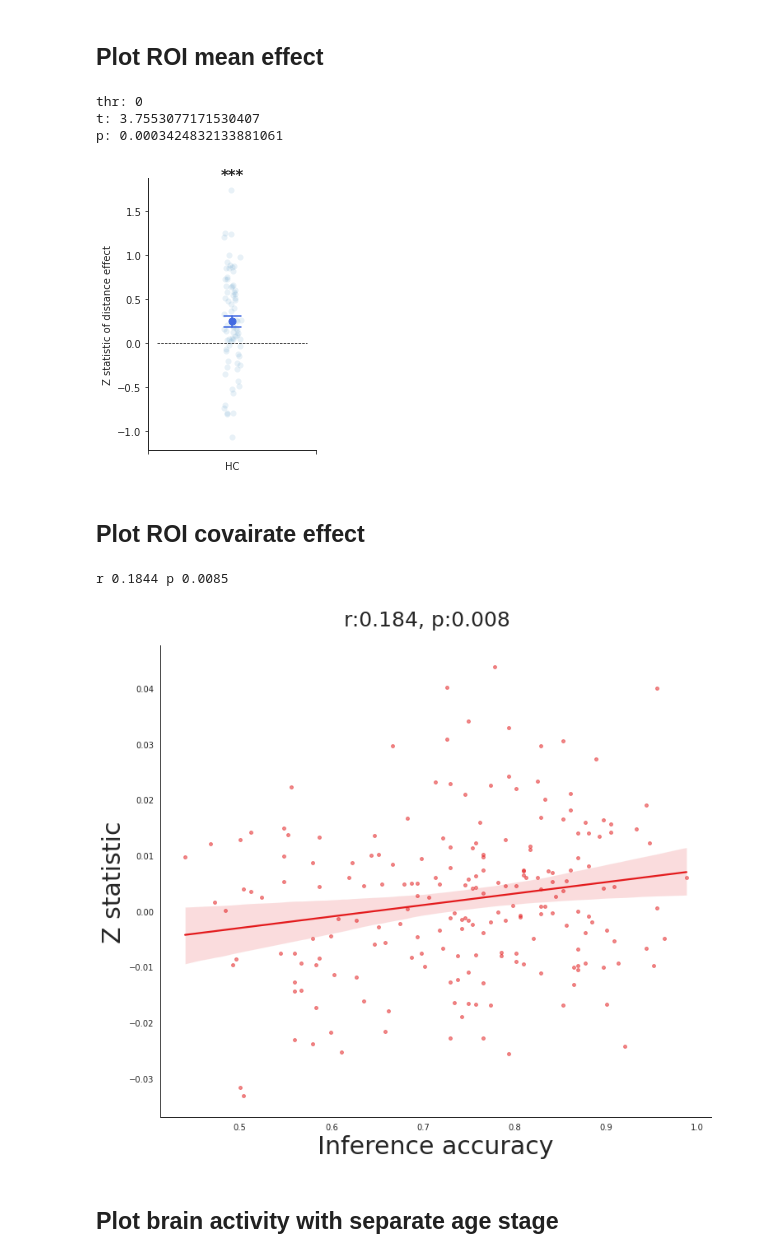
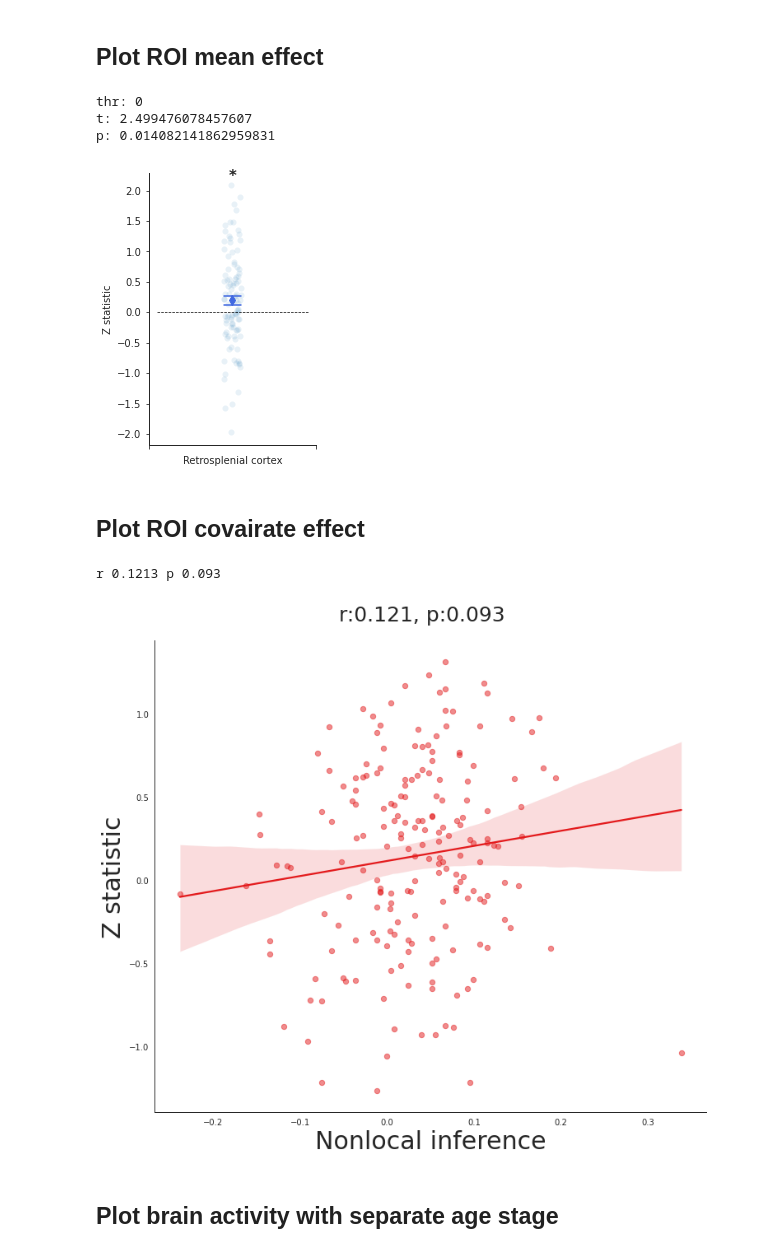
Before and after one commit to YukunQu/DCM, a Jupyter notebook: analysis/mri/roi/roi_analysis.ipynb, the cells around one changed output. Drawn from its saved outputs; the diff is of its cells as text; code cells hidden in the pictures.

Commit message:
algin vs misalign even trial is good

```diff
--- a/analysis/mri/roi/roi_analysis.ipynb
+++ b/analysis/mri/roi/roi_analysis.ipynb
@@ -16,19 +16,22 @@ matplotlib.rcParams['ps.fonttype'] = 42
 # specify subjects
 participants_tsv = r'/mnt/workdir/DCM/BIDS/participants.tsv'
 participants_data = pd.read_csv(participants_tsv, sep='\t')
-data = participants_data.query('(game1_fmri>=0.5)and(game1_acc>0.8)')
+data = participants_data.query('(game2_fmri>=0.5)and(game2_test_acc>0.8)')
 subjects = data['Participant_ID'].to_list()
-
 # set camp
-cmap_template = r'/mnt/data/DCM/result_backup/2023.4.17/game1/distance_spct/Setall/6fold/{}/zmap/M2_corrxdistance_zmap.nii.gz'
+cmap_template = r'/mnt/workdir/DCM/BIDS/derivatives/Nilearn/game2/hexagon_diff/Setall/6fold/{}/zmap/hexagon_zmap.nii.gz'
 sub_cmap_paths = [cmap_template.format(sub_id) for sub_id in subjects]
 
 # set roi
-roi1 = image.load_img(r'/mnt/workdir/DCM/Docs/Mask/hippocampus/lHC_MNI152NL.nii.gz')
-roi2 = image.load_img(r'/mnt/workdir/DCM/Docs/Mask/hippocampus/rHC_MNI152NL.nii.gz')
+# roi1 = image.load_img(r'/mnt/workdir/DCM/Docs/Mask/hippocampus/lHC_MNI152NL.nii.gz')
+# roi2 = image.load_img(r'/mnt/workdir/DCM/Docs/Mask/hippocampus/rHC_MNI152NL.nii.gz')
+# roi = image.math_img('np.logical_or(img1,img2)', img1=roi1, img2=roi2)
+#roi = image.load_img(r'/mnt/data/DCM/result_backup/2023.4.17/game1/hexagon_spct/EC_thr3.1.nii.gz')
+#roi  = image.load_img(r'/mnt/workdir/DCM/Docs/Mask/VMPFC/VMPFC_merge_MNI152NL.nii.gz')
+#roi = image.load_img(r'/mnt/data/DCM/tmp/aparc/mask/rh.superiorfrontal.nii.gz')#lh.lateralorbitofrontal.nii.gz
+roi1 = image.load_img(r'/mnt/workdir/DCM/Docs/Mask/RSC/MNI152Nl-lRSC.nii.gz')
+roi2 = image.load_img(r'/mnt/workdir/DCM/Docs/Mask/RSC/MNI152Nl-rRSC.nii.gz')
 roi = image.math_img('np.logical_or(img1,img2)', img1=roi1, img2=roi2)
-#roi = image.load_img(r'/mnt/data/DCM/result_backup/2023.4.17/game1/hexagon_spct/EC_thr3.1.nii.gz')
-
 thr_range = [0]
 for thr in thr_range:
     roi_thr = image.binarize_img(roi, thr)
@@ -46,13 +49,13 @@ for thr in thr_range:
     sns.scatterplot(x=xjitter,y=subs_mean_activity,alpha=0.1)
     # Add a point to represent the mean of subs_mean_activity
     mean_val = subs_mean_activity.mean()
-    plt.plot(0, mean_val*1.02, marker='o', markersize=7,color='royalblue',zorder=10)
+    plt.plot(0, mean_val*1.02, marker='d', markersize=7,color='royalblue',zorder=10)
     sns.barplot(data=subs_mean_activity,facecolor='None',edgecolor='None',capsize=0.1,errcolor='royalblue',errwidth=1.5,errorbar='se', width=0.3)
 
     # Add a horizontal line
     ax.hlines(y=0, xmin=-0.45, xmax=0.45, colors='black', linestyles='--',linewidth=0.7)
-    ax.set_ylabel('Z statistic of distance effect')
-    ax.set_xlabel('HC')
+    ax.set_ylabel('Z statistic')
+    ax.set_xlabel('Retrosplenial cortex')
 
     # Remove top and right spines
     sns.despine(top=True, right=True)
@@ -70,37 +73,37 @@ for thr in thr_range:
 
     # Add asterisks on top of each bar
     vmean = np.mean(subs_mean_activity)
-    ax.text(0, vmean+1.57, '***',ha='center', va='bottom',weight='bold',size=15)
-    #plt.savefig("/mnt/workdir/DCM/Result/MRI/Game1/distance/distance_sub-hp_roi-hc.svg", dpi=300, bbox_inches='tight', transparent=True)
+    ax.text(0, subs_mean_activity.max()*1.01, '*',ha='center', va='bottom',weight='bold',size=15)
+    plt.savefig("/mnt/workdir/DCM/Result/MRI/Game difference/Hexagon/hexagon_sub-hp_roi-RSC.svg", dpi=300, bbox_inches='tight', transparent=True)
     plt.show()
 # %% [output]
 thr: 0
-t: 3.7553077171530407
-p: 0.0003424832133881061
+t: 2.499476078457607
+p: 0.014082141862959831
-[figure, old version]
+[figure, new version]
 # %% [markdown]
 ## Plot ROI covairate effect
 # %%
 # specify subjects
 participants_tsv = r'/mnt/workdir/DCM/BIDS/participants.tsv'
 participants_data = pd.read_csv(participants_tsv, sep='\t')
-participants_data =  participants_data.query("game1_fmri>=0.5")
+participants_data =  participants_data.query("(game2_fmri>=0.5)")
 subjects_id = participants_data['Participant_ID'].to_list()
 
 # set camp
-#cmap_template = r'/mnt/data/DCM/result_backup/2023.4.17/game1/distance_spct/Setall/6fold/{}/zmap/M2_corrxdistance_zmap.nii
+cmap_template = r'/mnt/workdir/DCM/BIDS/derivatives/Nilearn/game2/distance_spct/Setall/6fold/{}/zmap/M2_corrxdistance_zmap.nii.gz'
+
 # .gz'
-cmap_template = r'/mnt/data/DCM/result_backup/2023.3.24/Nilearn_rsa/game1/grid_rsa_corr_trials/Setall/6fold/{}/rsa/rsa_ztransf_img_coarse_6fold.nii.gz'
+#cmap_template = r'/mnt/data/DCM/result_backup/2023.3.24/Nilearn_rsa/game1/grid_rsa_corr_trials/Setall/6fold/{}/rsa/rsa_ztransf_img_coarse_6fold.nii.gz'
 # set roi
-#roi1 = image.load_img(r'/mnt/workdir/DCM/Docs/Mask/hippocampus/rHC_MNI152NL.nii.gz')
-#roi2 = image.load_img(r'/mnt/workdir/DCM/Docs/Mask/hippocampus/lHC_MNI152NL.nii.gz')
-#roi = image.math_img('np.logical_or(img1,img2)', img1=roi1, img2=roi2)
+# roi1 = image.load_img(r'/mnt/workdir/DCM/Docs/Mask/hippocampus/rHC_MNI152NL.nii.gz')
+# roi2 = image.load_img(r'/mnt/workdir/DCM/Docs/Mask/hippocampus/lHC_MNI152NL.nii.gz')
+# roi = image.math_img('np.logical_or(img1,img2)', img1=roi2, img2=roi1)
 
 #roi  = image.load_img(r'/mnt/workdir/DCM/Docs/Mask/VMPFC/VMPFC_mask_MNI152NL.nii.gz')
-#roi = image.load_img(r'/mnt/data/DCM/tmp/aparc/mask/lh.lateralorbitofrontal.nii.gz')
-#roi1 = image.load_img(r'/mnt/data/DCM/tmp/aparc/mask/rh.parsorbitalis.nii.gz')
-#roi2 = image.load_img(r'/mnt/data/DCM/tmp/aparc/mask/lh.parsorbitalis.nii.gz')
-#roi = image.math_img('np.logical_or(img1,img2)', img1=roi1, img2=roi2)
+roi1 = image.load_img(r'/mnt/data/DCM/tmp/aparc/mask/rh.lateralorbitofrontal.nii.gz')
+roi2 = image.load_img(r'/mnt/data/DCM/tmp/aparc/mask/lh.lateralorbitofrontal.nii.gz')
+roi = image.math_img('np.logical_or(img1,img2)', img1=roi1, img2=roi2)
 #roi = image.load_img(r'/mnt/data/DCM/result_backup/2023.3.24/Nilearn_smodel/game1/hexagon_spct/EC_thr3.1.nii.gz')
 #roi  = image.load_img(r'/mnt/workdir/DCM/Docs/Mask/EC/juelich_EC_MNI152NL_prob_R.nii.gz')
 #roi = image.binarize_img(roi,10)
@@ -108,41 +111,41 @@ cmap_template = r'/mnt/data/DCM/result_backup/2023.3.24/Nilearn_rsa/game1/grid_r
 # get activity in ROI
 subs_cmap_list = [cmap_template.format(sub_id) for sub_id in subjects_id]
 subs_mean_activity = np.mean(masking.apply_mask(subs_cmap_list, roi),axis=1)
-
-# get covariate
-covary_variable = participants_data['game1_acc'].to_list()
 # %%
+participants_data['beh_diff'] = participants_data['game2_test_acc'] - participants_data['game1_acc']
+# get covariate
+covary_variable = participants_data['beh_diff'].to_list()
 # plot figure
 fig, ax = plt.subplots(figsize=(12,10))
 color = sns.color_palette("Paired")
-plt.scatter(covary_variable, subs_mean_activity,color=color[5], s=15.,alpha=0.5)
+plt.scatter(covary_variable, subs_mean_activity,color=color[5], s=40,alpha=0.5)
 sns.regplot(x=covary_variable, y=subs_mean_activity,color=color[5],order=1,scatter=False)
 
-ax.set_xlabel('Inference accuracy', fontsize=30)
+ax.set_xlabel('Nonlocal inference', fontsize=30)
 ax.set_ylabel('Z statistic', fontsize=30)
 
 # Remove top and right spines
 sns.despine(top=True, right=True)
 # Modify the bottom and left spines
 ax.spines['left'].set_linewidth(1)
 ax.spines['bottom'].set_linewidth(1)
 
 # Set custom ticks for the x-axis and y-axis
 #plt.xticks([])
 #plt.yticks(np.arange(0, 0.25, 0.1))
 # Add tick lines to the bottom and left spines
 
 r, p = pearsonr(covary_variable,subs_mean_activity)
 print('r',round(r,4),'p',round(p,4))
 #move overall title up
 fig.subplots_adjust(top=0.92)
 if p < 0.001:
     fig.suptitle('r:{}  p<0.001'.format(round(r,3)),size=25)
 else:
     fig.suptitle('r:{}, p:{}'.format(round(r,3),round(p,3)),size=25)
 # %% [output]
-r 0.1844 p 0.0085
+r 0.1213 p 0.093
-[figure, old version]
+[figure, new version]
 # %% [markdown]
 ## Plot brain activity with separate age stage
 # %%
```
Also changed, not shown: parts of 6 cells of this notebook, 6 other files.
